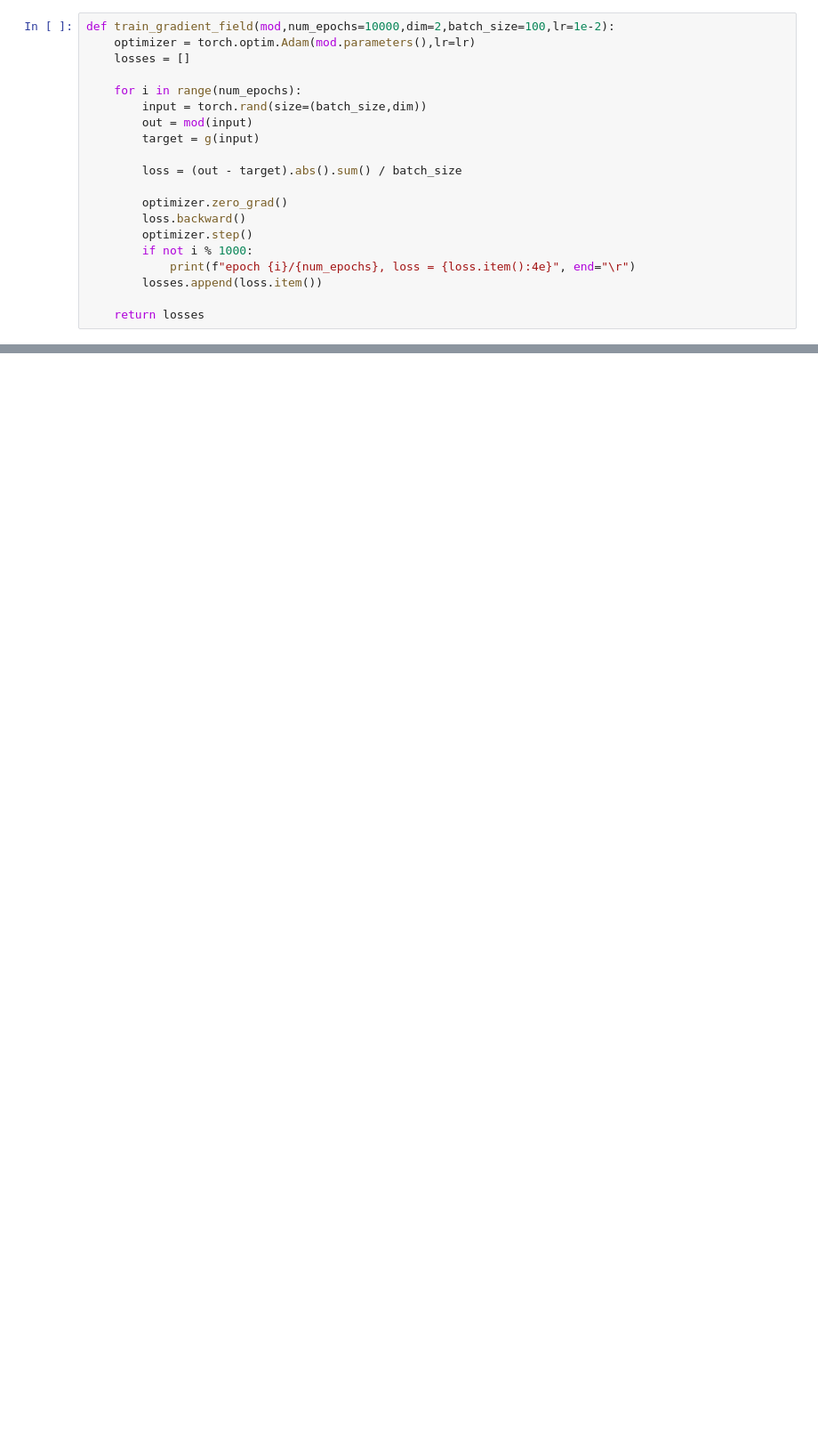
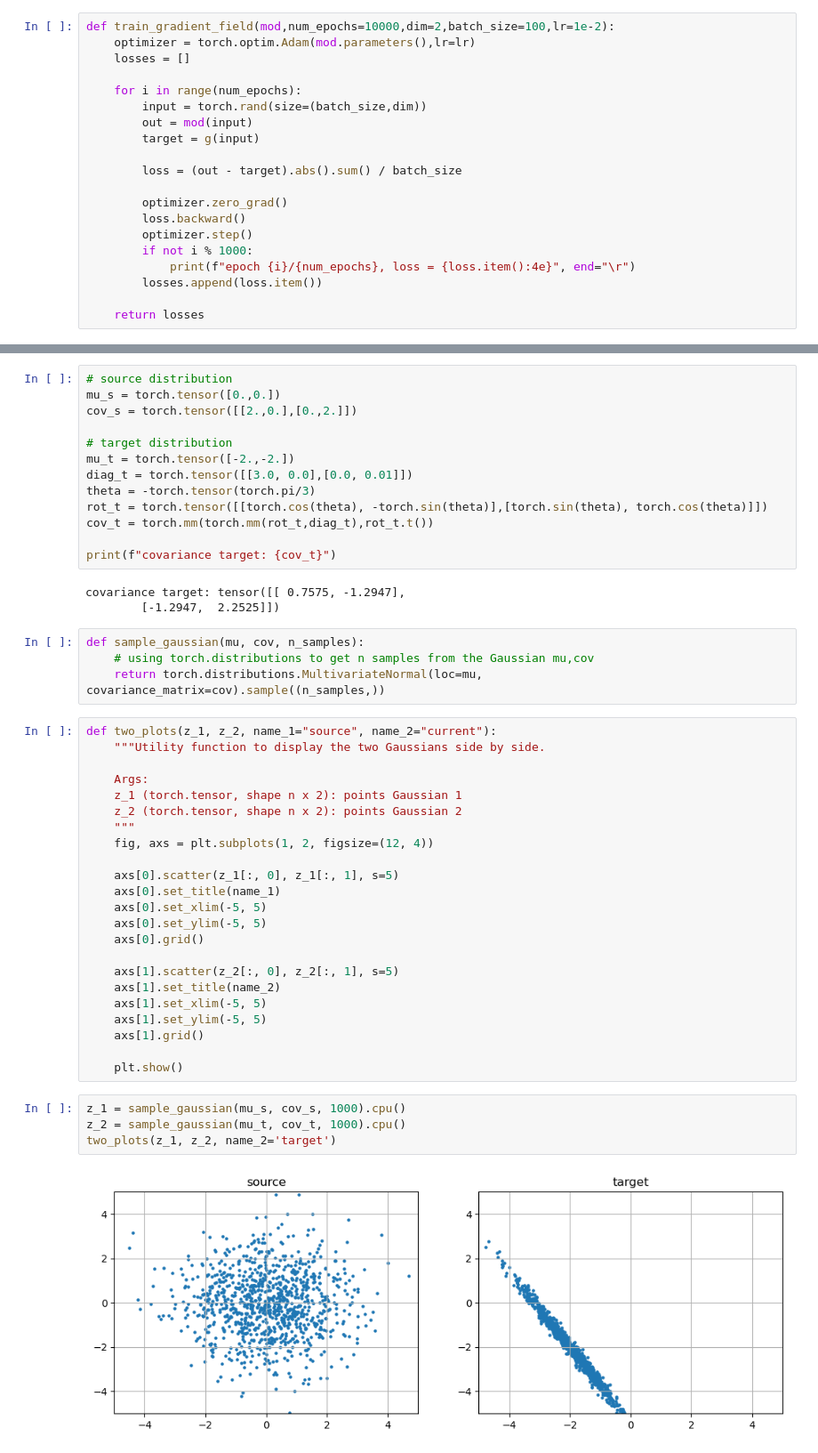
Before and after one commit to BenjaminDeporte/MVA_GenAI_FP_Learning_Gradients, a Jupyter notebook: notebooks/GenAI_FP.ipynb, the cells around one changed output, grey strips where cells are left out. Shown at 89% size. Cells and saved outputs as stored; diff of their text form; blank space fills up the shorter version.

Commit message:
Gaussians OT done

```diff
--- a/notebooks/GenAI_FP.ipynb
+++ b/notebooks/GenAI_FP.ipynb
@@ -287,0 +290,49 @@ We can solve this problem minimizing different losses:
+# %%
+# source distribution
+mu_s = torch.tensor([0.,0.])
+cov_s = torch.tensor([[2.,0.],[0.,2.]])
+
+# target distribution
+mu_t = torch.tensor([-2.,-2.])
+diag_t = torch.tensor([[3.0, 0.0],[0.0, 0.01]])
+theta = -torch.tensor(torch.pi/3)
+rot_t = torch.tensor([[torch.cos(theta), -torch.sin(theta)],[torch.sin(theta), torch.cos(theta)]])
+cov_t = torch.mm(torch.mm(rot_t,diag_t),rot_t.t())
+
+print(f"covariance target: {cov_t}")
+# %% [output]
+covariance target: tensor([[ 0.7575, -1.2947],
+        [-1.2947,  2.2525]])
+# %%
+def sample_gaussian(mu, cov, n_samples):
+    # using torch.distributions to get n samples from the Gaussian mu,cov
+    return torch.distributions.MultivariateNormal(loc=mu, covariance_matrix=cov).sample((n_samples,))
+# %%
+def two_plots(z_1, z_2, name_1="source", name_2="current"):
+    """Utility function to display the two Gaussians side by side.
+
+    Args:
+    z_1 (torch.tensor, shape n x 2): points Gaussian 1
+    z_2 (torch.tensor, shape n x 2): points Gaussian 2
+    """
+    fig, axs = plt.subplots(1, 2, figsize=(12, 4))
+
+    axs[0].scatter(z_1[:, 0], z_1[:, 1], s=5)
+    axs[0].set_title(name_1)
+    axs[0].set_xlim(-5, 5)
+    axs[0].set_ylim(-5, 5)
+    axs[0].grid()
+
+    axs[1].scatter(z_2[:, 0], z_2[:, 1], s=5)
+    axs[1].set_title(name_2)
+    axs[1].set_xlim(-5, 5)
+    axs[1].set_ylim(-5, 5)
+    axs[1].grid()
+
+    plt.show()
+# %%
+z_1 = sample_gaussian(mu_s, cov_s, 1000).cpu()
+z_2 = sample_gaussian(mu_t, cov_t, 1000).cpu()
+two_plots(z_1, z_2, name_2='target')
+# %% [output]
+[figure, added]
```
Also changed, not shown: parts of 27 cells of this notebook.
